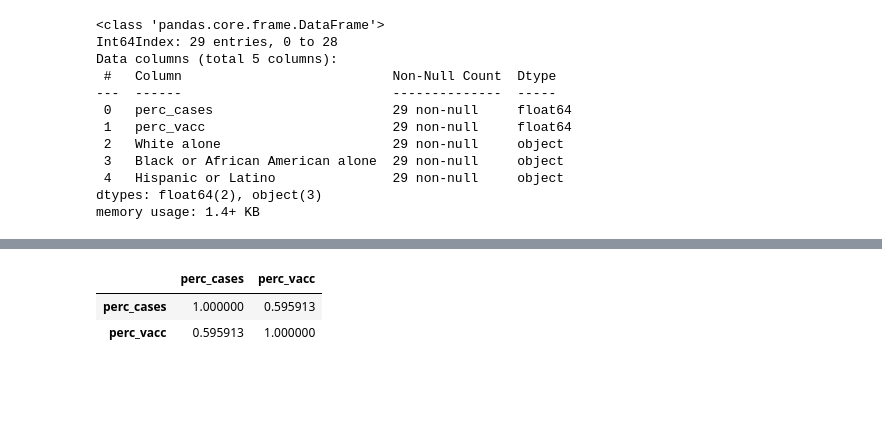
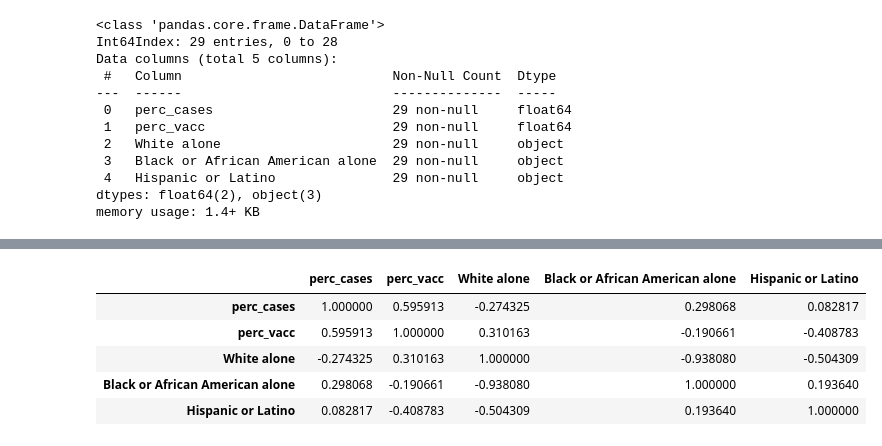
Before and after one commit to Engu12/nash-covid-cases-vaccines-honky_tonkin, a Jupyter notebook: notebook/EDA2.ipynb, the cells around one changed output, grey strips where cells are left out. Saved outputs shown, nothing was run; the diff lists cells and outputs as text; code cells hidden in the pictures; blank space fills up the shorter version.

```diff
--- a/notebook/EDA2.ipynb
+++ b/notebook/EDA2.ipynb
@@ -712,0 +734,5 @@ corr_df2.head()
+# %%
+
+total_df = pd.merge(left=corr_df1, right=pop_df, how='left', left_on='zip',right_on='zip')
+total_df.info()
+total_df
@@ -712,0 +776,5 @@ corr_df2.head()
+# %%
+total_df = total_df.astype(float)
+total_df.zip = total_df.zip.astype(str)
+total_df.info()
+total_df
@@ -730,6 +862,9 @@ memory usage: 1.4+ KB
 # %%
-corr_df2[['perc_cases','perc_vacc','White alone','Black or African American alone','Hispanic or Latino']].corr()
+total_df[['perc_cases','perc_vacc','White alone','Black or African American alone','Hispanic or Latino']].corr()
 # %% [output]
-|  | perc_cases | perc_vacc |
-| perc_cases | 1.000000 | 0.595913 |
-| perc_vacc | 0.595913 | 1.000000 |
+|  | perc_cases | perc_vacc | White alone | Black or African American alone | Hispanic or Latino |
+| perc_cases | 1.000000 | 0.595913 | -0.274325 | 0.298068 | 0.082817 |
+| perc_vacc | 0.595913 | 1.000000 | 0.310163 | -0.190661 | -0.408783 |
+| White alone | -0.274325 | 0.310163 | 1.000000 | -0.938080 | -0.504309 |
+| Black or African American alone | 0.298068 | -0.190661 | -0.938080 | 1.000000 | 0.193640 |
+| Hispanic or Latino | 0.082817 | -0.408783 | -0.504309 | 0.193640 | 1.000000 |
```
Also changed, not shown: parts of 28 cells of this notebook, 8 other files.
